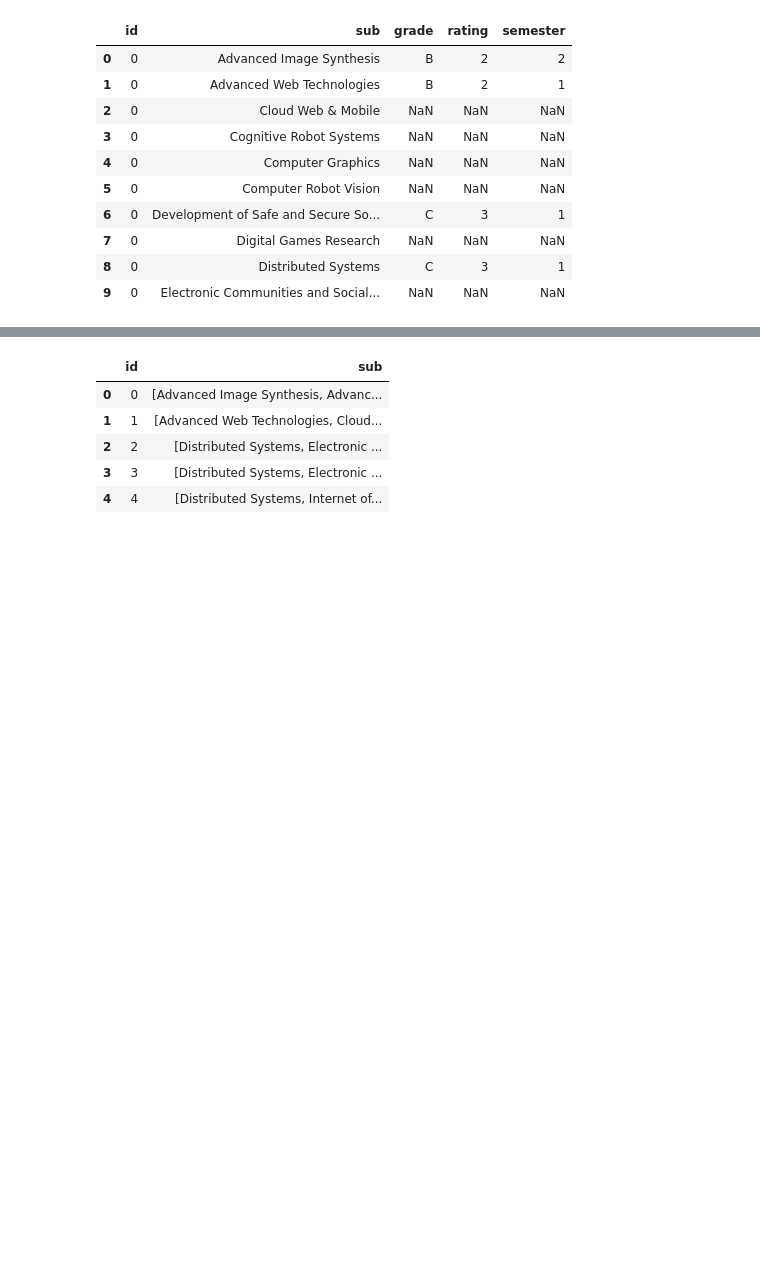
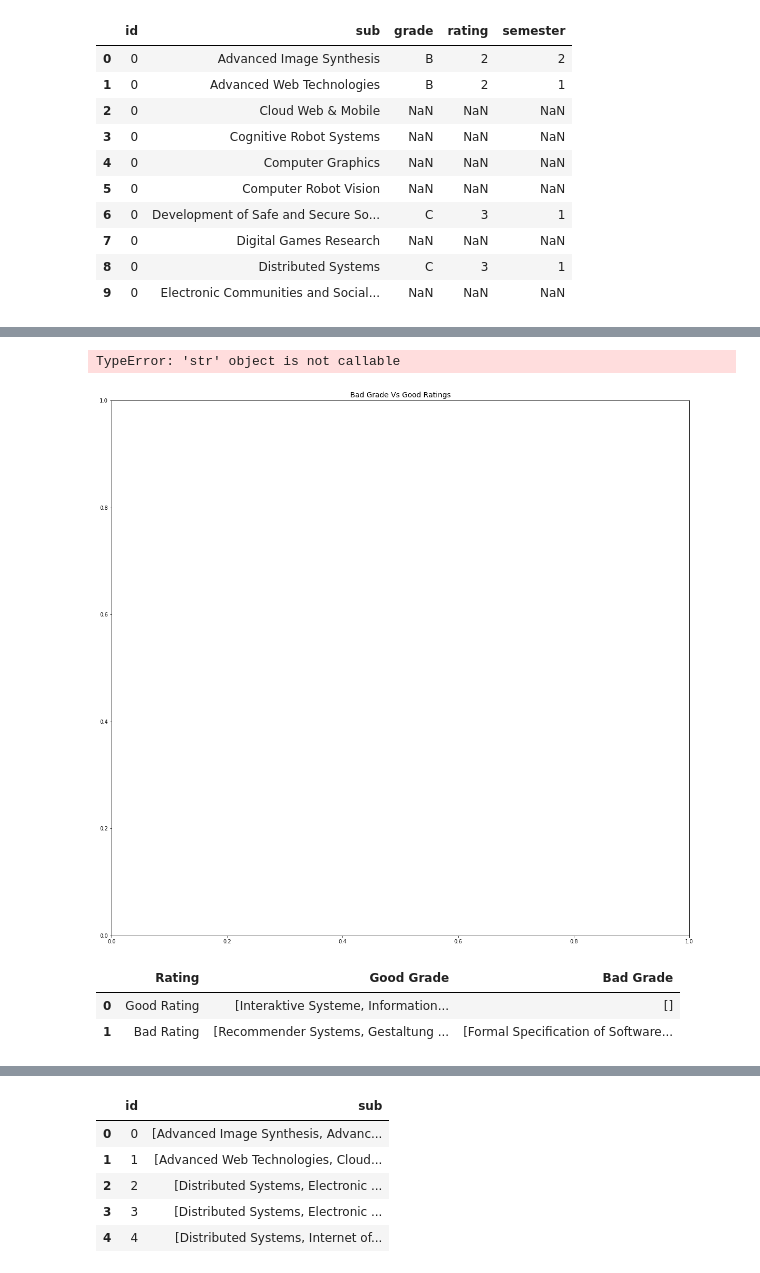
Before and after one commit to jailbird11/iRec_LA, a Jupyter notebook: i-Recommend.ipynb, the cells around one changed output, grey strips where cells are left out. Cells and saved outputs as stored; diff of their text form; code cells hidden in the pictures; blank space fills up the shorter version.

```diff
--- a/i-Recommend.ipynb
+++ b/i-Recommend.ipynb
@@ -78,0 +196,28 @@ dfrslt_nan=dfrslt.dropna(thresh=3, axis=0)
+# %%
+# setup the figure
+
+figa3, axa3 = plt.subplots(figsize = (20,19))
+axa3.set_title("Bad Grade Vs Good Ratings", fontsize=14)
+# make the venn diagram
+vc = venn2([setgoodr, setworst],
+          set_labels=["Good Ratings", "Bad Grades"])
+# adjust labels from counts to names
+vc.get_label_by_id('10').set_text('\n'.join(setgoodr))
+vc.get_label_by_id('01').set_text('\n'.join(setworst))
+try:
+    vc.get_label_by_id('11').set_text('\n'.join(v4))
+except:
+    print('No common values')
+# add circle outlines
+cc = venn2_circles([setgoodr, setworst],
+                  linestyle='solid')
+venn2_circles([setgoodr, setworst], linestyle='dashed', linewidth=1, color="grey")
+
+cc[0].set_color('green')
+cc[1].set_color('skyblue')
+
+
+plt.savefig('BGGR.png')
+# %% [output]
+TypeError: 'str' object is not callable
+[figure, added]
@@ -78,0 +232,6 @@ dfrslt_nan=dfrslt.dropna(thresh=3, axis=0)
+# %%
+df_sets
+# %% [output]
+|  | Rating | Good Grade | Bad Grade |
+| 0 | Good Rating | [Interaktive Systeme, Information... | [] |
+| 1 | Bad Rating | [Recommender Systems, Gestaltung ... | [Formal Specification of Software... |
```
Also changed, not shown: parts of 111 cells of this notebook.
